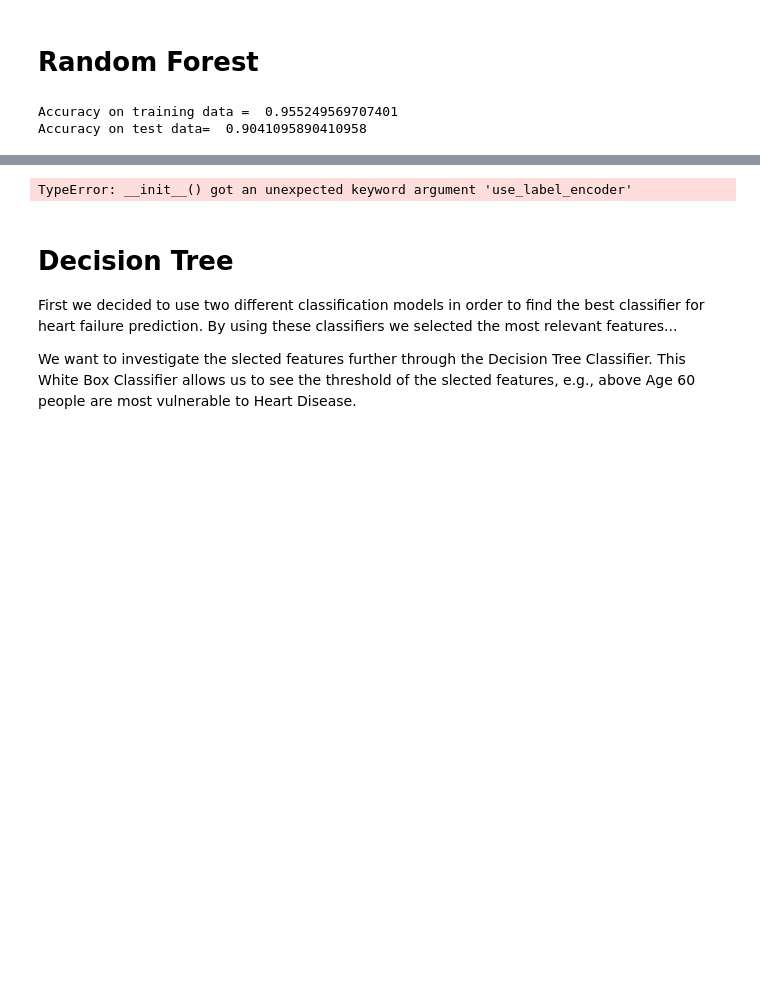
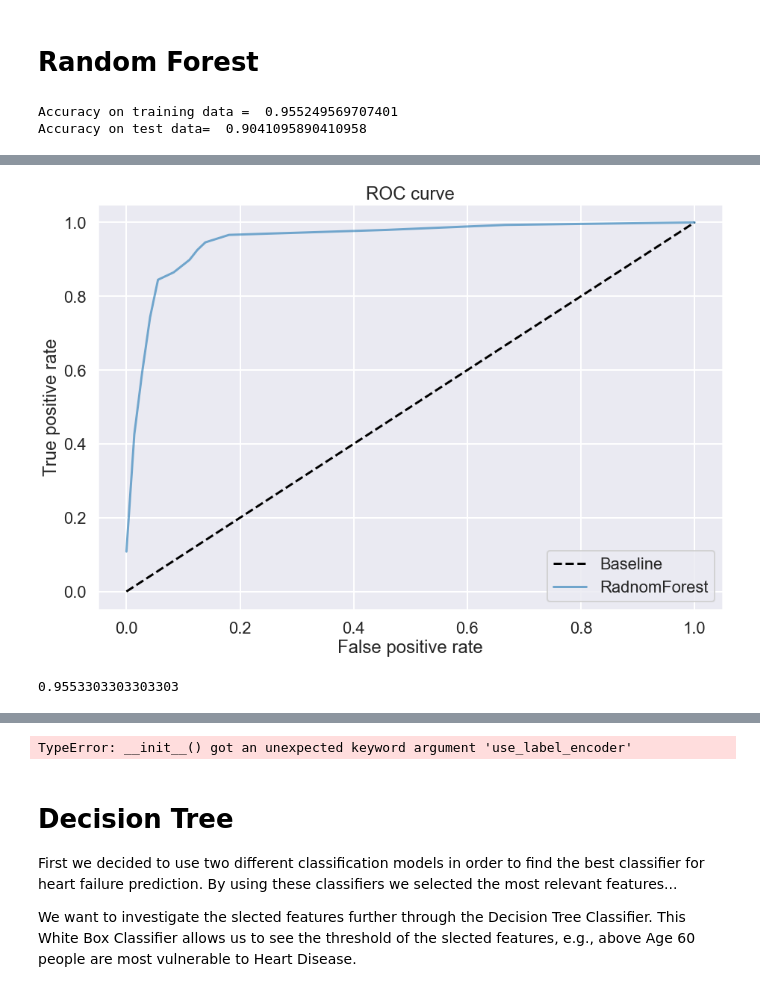
Before and after one commit to EmeryK-1/DataMadness, a Jupyter notebook: DataMadness RF.ipynb, the cells around one changed output, grey strips where cells are left out. Saved outputs shown, nothing was run; the diff lists cells and outputs as text; code cells hidden in the pictures; blank space fills up the shorter version.

```diff
--- a/DataMadness RF.ipynb
+++ b/DataMadness RF.ipynb
@@ -587,0 +592,21 @@ print(forest.get_params())
+# %%
+from sklearn.metrics import roc_curve
+from sklearn.metrics import roc_auc_score
+
+#model predictios
+forest_prob = forest.predict_proba(X_test)[:, 1]
+fpr, tpr, thresholds = roc_curve(y_test, forest_prob)
+sns.set_style("darkgrid")
+sns.set_context("poster")
+plt.figure(figsize=(15, 10))
+plt.plot([0, 1], [0, 1], 'k--')
+sns.lineplot(fpr, tpr, alpha=0.6, ci=None)
+plt.xlabel('False positive rate')
+plt.ylabel('True positive rate')
+plt.title('ROC curve')
+plt.legend(["Baseline", "RadnomForest"])
+plt.show()
+print(roc_auc_score(y_test, forest_prob))
+# %% [output]
+[figure, added]
+0.9553303303303303
```
Also changed, not shown: parts of 10 cells of this notebook.
